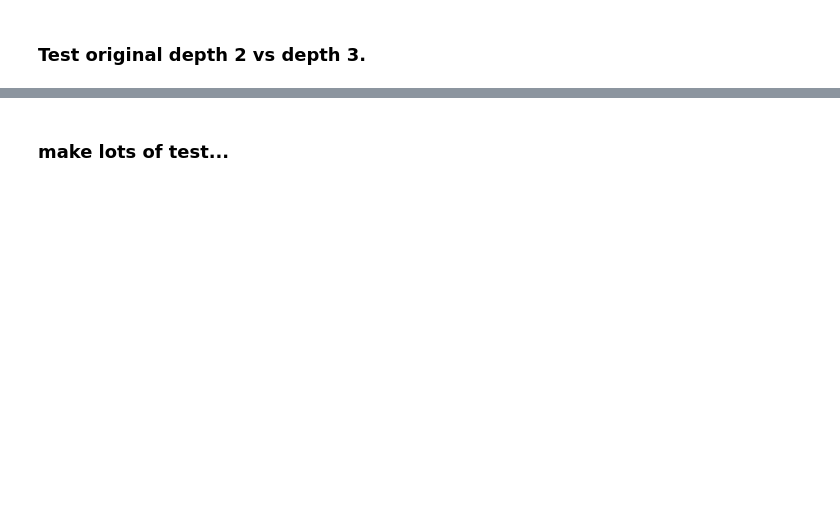
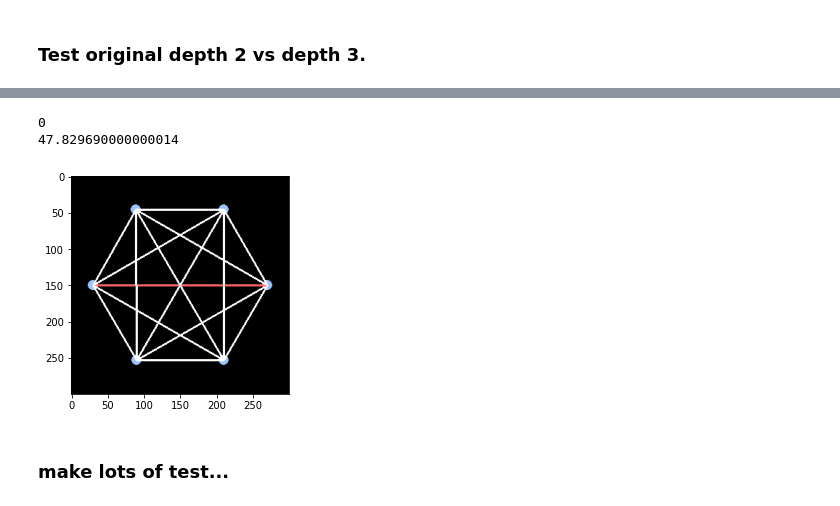
Before and after one commit to mike-tr/SimML, a Jupyter notebook: modeltest.ipynb, the cells around one changed output, grey strips where cells are left out. Saved outputs shown, nothing was run; the diff lists cells and outputs as text; code cells hidden in the pictures; blank space fills up the shorter version.

```diff
--- a/modeltest.ipynb
+++ b/modeltest.ipynb
@@ -80,3 +88,12 @@ draw(env)
+# %%
+env.undo()
+print(alphabeta(env, 0, -9999, 9999, env.player == 0, triangle_huristic))
+print(alphabetaMaxDepth(env, 0, -9999, 9999, triangle_huristic))
+draw(env)
+# %% [output]
+0
+47.829690000000014
+[figure, added]
 # %% [markdown]
 ### make lots of test...
 # %%
```
Also changed, not shown: parts of 20 cells of this notebook, 7 other files.
